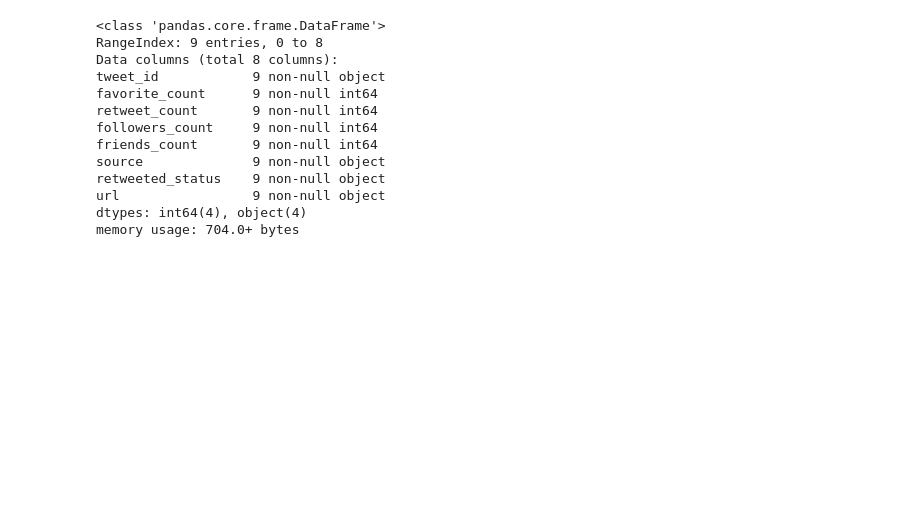
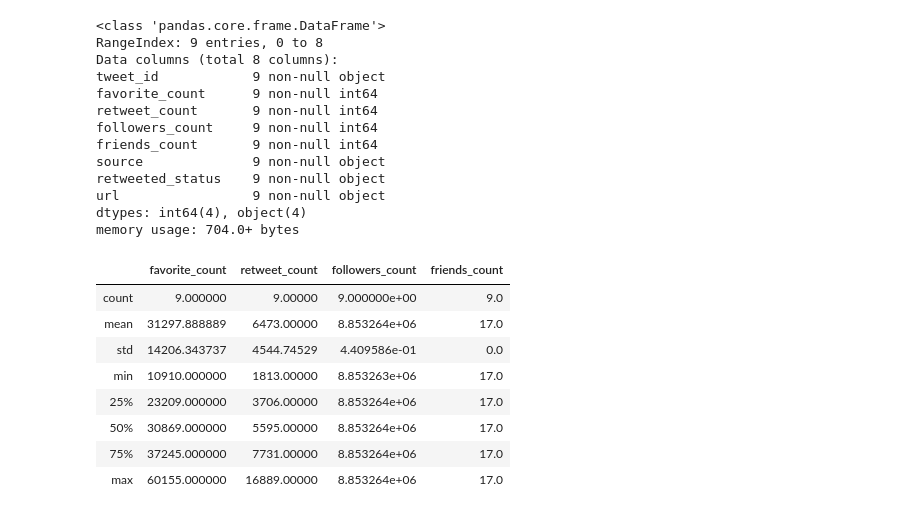
Before and after one commit to mzhoolideh/data_science_pract, a Jupyter notebook: wrangling_twitter/Twitter_Dogs.ipynb, the cells around one changed output. Saved outputs shown, nothing was run; the diff lists cells and outputs as text; code cells hidden in the pictures; blank space fills up the shorter version.

Commit message:
feat: The tweets status data frame has been built

```diff
--- a/wrangling_twitter/Twitter_Dogs.ipynb
+++ b/wrangling_twitter/Twitter_Dogs.ipynb
@@ -224,3 +224,15 @@ retweeted_status    9 non-null object
 url                 9 non-null object
 dtypes: int64(4), object(4)
 memory usage: 704.0+ bytes
+# %%
+tweet_json.describe()
+# %% [output]
+|  | favorite_count | retweet_count | followers_count | friends_count |
+| count | 9.000000 | 9.00000 | 9.000000e+00 | 9.0 |
+| mean | 31297.888889 | 6473.00000 | 8.853264e+06 | 17.0 |
+| std | 14206.343737 | 4544.74529 | 4.409586e-01 | 0.0 |
+| min | 10910.000000 | 1813.00000 | 8.853263e+06 | 17.0 |
+| 25% | 23209.000000 | 3706.00000 | 8.853264e+06 | 17.0 |
+| 50% | 30869.000000 | 5595.00000 | 8.853264e+06 | 17.0 |
+| 75% | 37245.000000 | 7731.00000 | 8.853264e+06 | 17.0 |
+| max | 60155.000000 | 16889.00000 | 8.853264e+06 | 17.0 |
```
